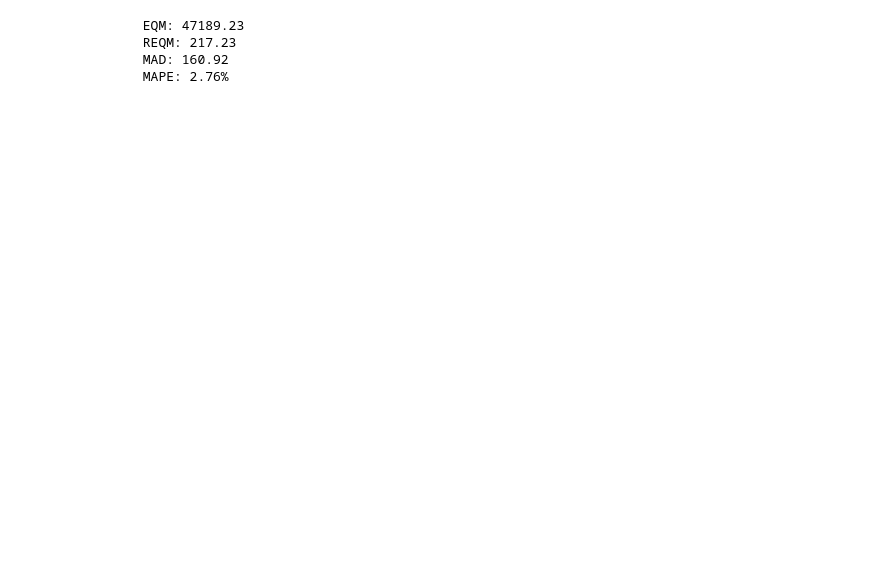
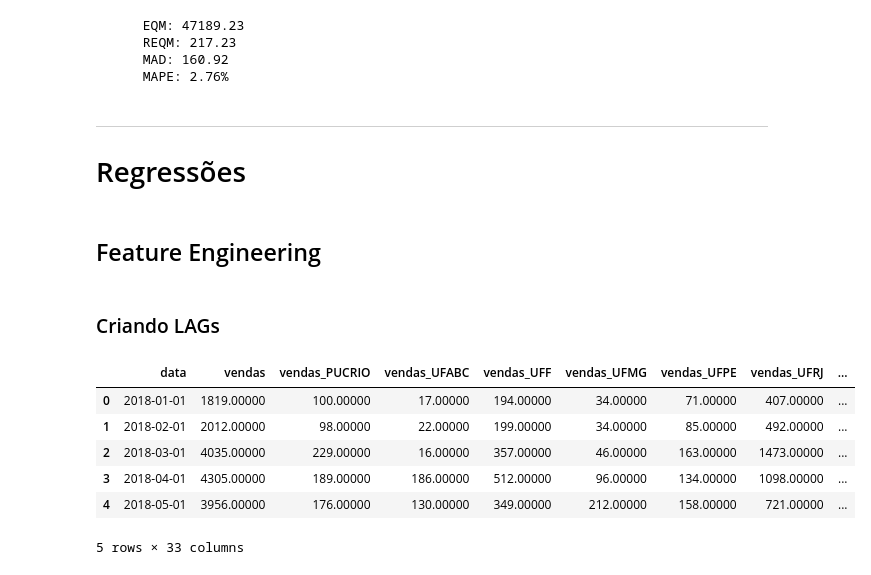
Before and after one commit to thiago-osorio/digital-house, a Jupyter notebook: projeto_integrador/Notebooks/modelagem.ipynb, the cells around one changed output. Drawn from its saved outputs; the diff is of its cells as text; code cells hidden in the pictures; blank space fills up the shorter version.

```diff
--- a/projeto_integrador/Notebooks/modelagem.ipynb
+++ b/projeto_integrador/Notebooks/modelagem.ipynb
@@ -189,3 +209,22 @@ print(f'''
       REQM: 217.23
       MAD: 160.92
       MAPE: 2.76%
+# %% [markdown]
+---
+# Regressões
+# %% [markdown]
+## Feature Engineering
+# %% [markdown]
+### Criando LAGs
+# %%
+df_r = df.copy().drop(['vendas_Outra_Faculdade', 'vendas_Outra_Cidade', 'trend'], axis=1)
+df_r.dropna(axis=0, inplace=True)
+df_r.head()
+# %% [output]
+|  | data | vendas | vendas_PUCRIO | vendas_UFABC | vendas_UFF | vendas_UFMG | vendas_UFPE | vendas_UFRJ | ... |
+| 0 | 2018-01-01 | 1819.00000 | 100.00000 | 17.00000 | 194.00000 | 34.00000 | 71.00000 | 407.00000 | ... |
+| 1 | 2018-02-01 | 2012.00000 | 98.00000 | 22.00000 | 199.00000 | 34.00000 | 85.00000 | 492.00000 | ... |
+| 2 | 2018-03-01 | 4035.00000 | 229.00000 | 16.00000 | 357.00000 | 46.00000 | 163.00000 | 1473.00000 | ... |
+| 3 | 2018-04-01 | 4305.00000 | 189.00000 | 186.00000 | 512.00000 | 96.00000 | 134.00000 | 1098.00000 | ... |
+| 4 | 2018-05-01 | 3956.00000 | 176.00000 | 130.00000 | 349.00000 | 212.00000 | 158.00000 | 721.00000 | ... |
+5 rows × 33 columns
```
Also changed, not shown: parts of 113 cells of this notebook, 4 other files.
